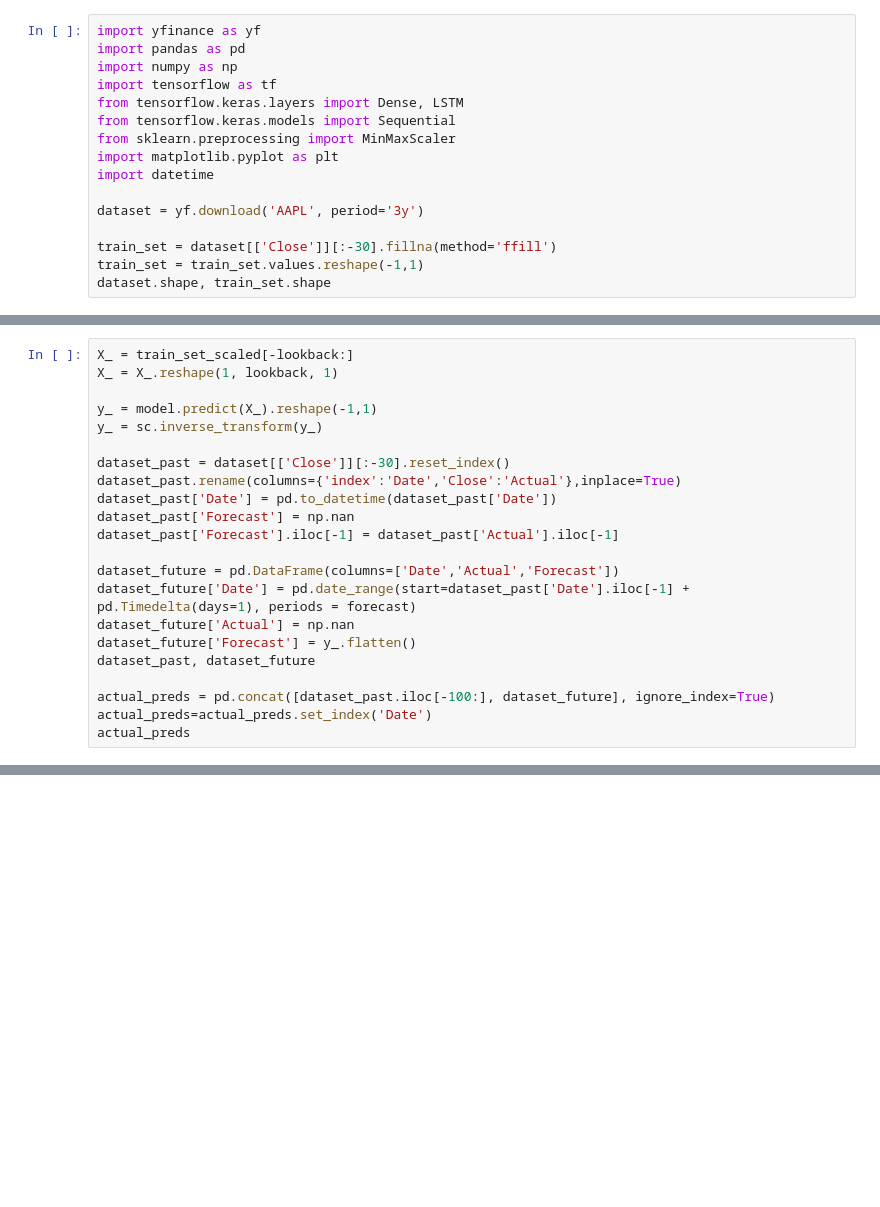
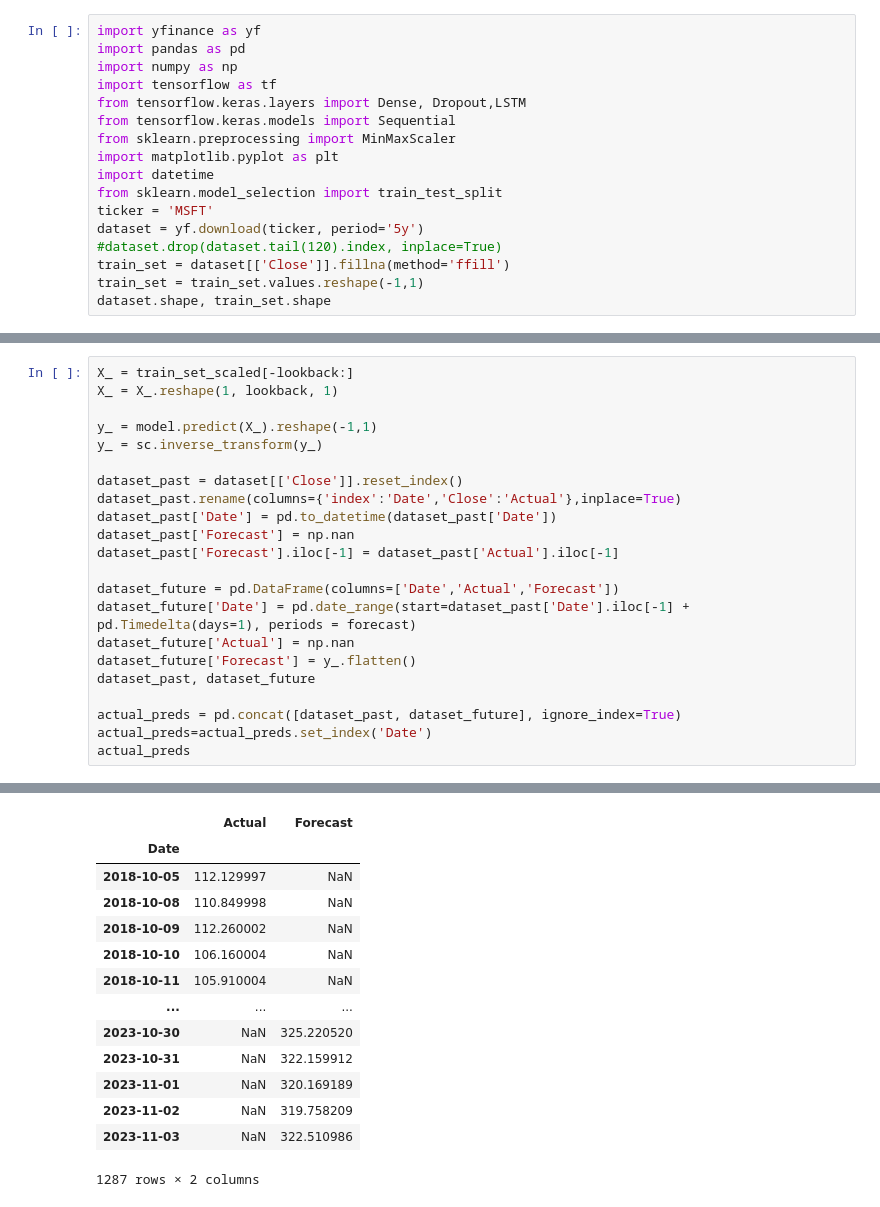
Before and after one commit to nishantpatel54/MonkeyMaker, a Jupyter notebook: Models/30day-stock-forecast-lstm.ipynb, the cells around one changed output, grey strips where cells are left out. Saved outputs shown, nothing was run; the diff lists cells and outputs as text; blank space fills up the shorter version.

```diff
--- a/Models/30day-stock-forecast-lstm.ipynb
+++ b/Models/30day-stock-forecast-lstm.ipynb
@@ -5,14 +25,15 @@ import yfinance as yf
 import pandas as pd
 import numpy as np
 import tensorflow as tf
-from tensorflow.keras.layers import Dense, LSTM
+from tensorflow.keras.layers import Dense, Dropout,LSTM
 from tensorflow.keras.models import Sequential
 from sklearn.preprocessing import MinMaxScaler
 import matplotlib.pyplot as plt
 import datetime
-
-dataset = yf.download('AAPL', period='3y')
-
-train_set = dataset[['Close']][:-30].fillna(method='ffill')
+from sklearn.model_selection import train_test_split
+ticker = 'MSFT'
+dataset = yf.download(ticker, period='5y')
+#dataset.drop(dataset.tail(120).index, inplace=True)
+train_set = dataset[['Close']].fillna(method='ffill')
 train_set = train_set.values.reshape(-1,1)
 dataset.shape, train_set.shape
@@ -53,7 +134,7 @@ X_ = X_.reshape(1, lookback, 1)
 y_ = model.predict(X_).reshape(-1,1)
 y_ = sc.inverse_transform(y_)
 
-dataset_past = dataset[['Close']][:-30].reset_index()
+dataset_past = dataset[['Close']].reset_index()
 dataset_past.rename(columns={'index':'Date','Close':'Actual'},inplace=True)
 dataset_past['Date'] = pd.to_datetime(dataset_past['Date'])
 dataset_past['Forecast'] = np.nan
@@ -65,6 +146,7 @@ dataset_future['Actual'] = np.nan
 dataset_future['Forecast'] = y_.flatten()
 dataset_past, dataset_future
 
-actual_preds = pd.concat([dataset_past.iloc[-100:], dataset_future], ignore_index=True)
+actual_preds = pd.concat([dataset_past, dataset_future], ignore_index=True)
 actual_preds=actual_preds.set_index('Date')
 actual_preds
+# %% [output]
@@ -71 +158,15 @@ actual_preds
+|  | Actual | Forecast |
+| Date |  |  |
+| 2018-10-05 | 112.129997 | NaN |
+| 2018-10-08 | 110.849998 | NaN |
+| 2018-10-09 | 112.260002 | NaN |
+| 2018-10-10 | 106.160004 | NaN |
+| 2018-10-11 | 105.910004 | NaN |
+| ... | ... | ... |
+| 2023-10-30 | NaN | 325.220520 |
+| 2023-10-31 | NaN | 322.159912 |
+| 2023-11-01 | NaN | 320.169189 |
+| 2023-11-02 | NaN | 319.758209 |
+| 2023-11-03 | NaN | 322.510986 |
+1287 rows × 2 columns
 # %%
```
Also changed, not shown: parts of 10 cells of this notebook.
